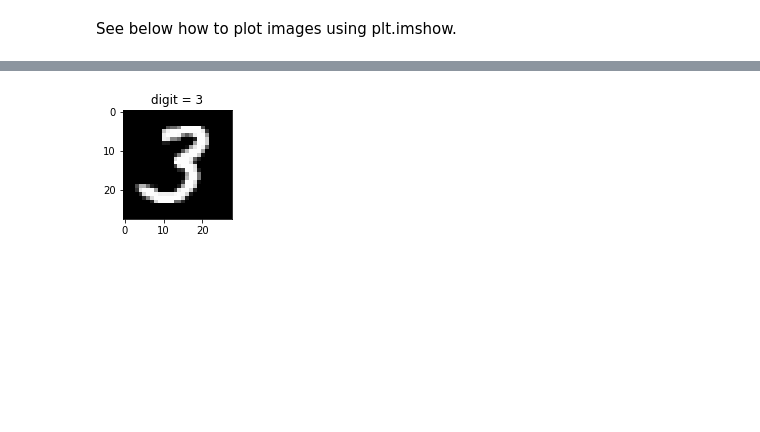
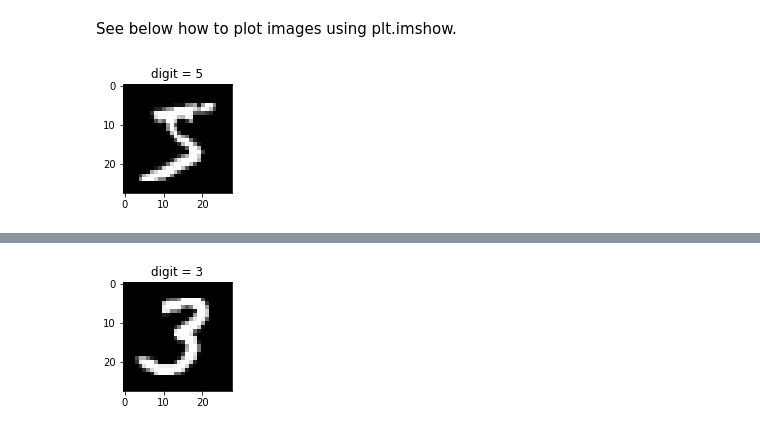
Before and after one commit to psnegi/data_mining, a Jupyter notebook: hws/HW_2_coding_PCA.ipynb, the cells around one changed output, grey strips where cells are left out. Cells and saved outputs as stored; diff of their text form; code cells hidden in the pictures; blank space fills up the shorter version.

```diff
--- a/hws/HW_2_coding_PCA.ipynb
+++ b/hws/HW_2_coding_PCA.ipynb
@@ -90,3 +109,9 @@ print(indexes)
 [ 235 5192  905 7813 2895 5056  144 4225 7751 3462]
 # %% [markdown]
 See below how to plot images using plt.imshow.
+# %%
+plt.imshow(X[0,:],cmap= 'gray' )
+plt.title('digit = {}'.format(str(Y[0])))
+plt.show()
+# %% [output]
+[figure, added]
```
Also changed, not shown: parts of 7 cells of this notebook.
